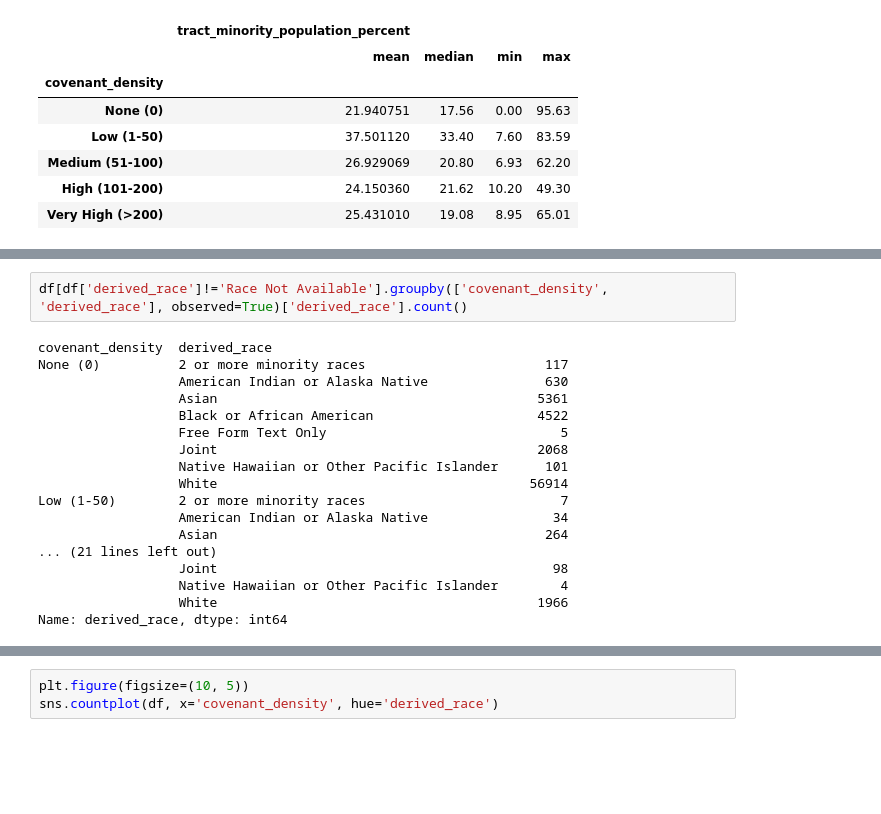
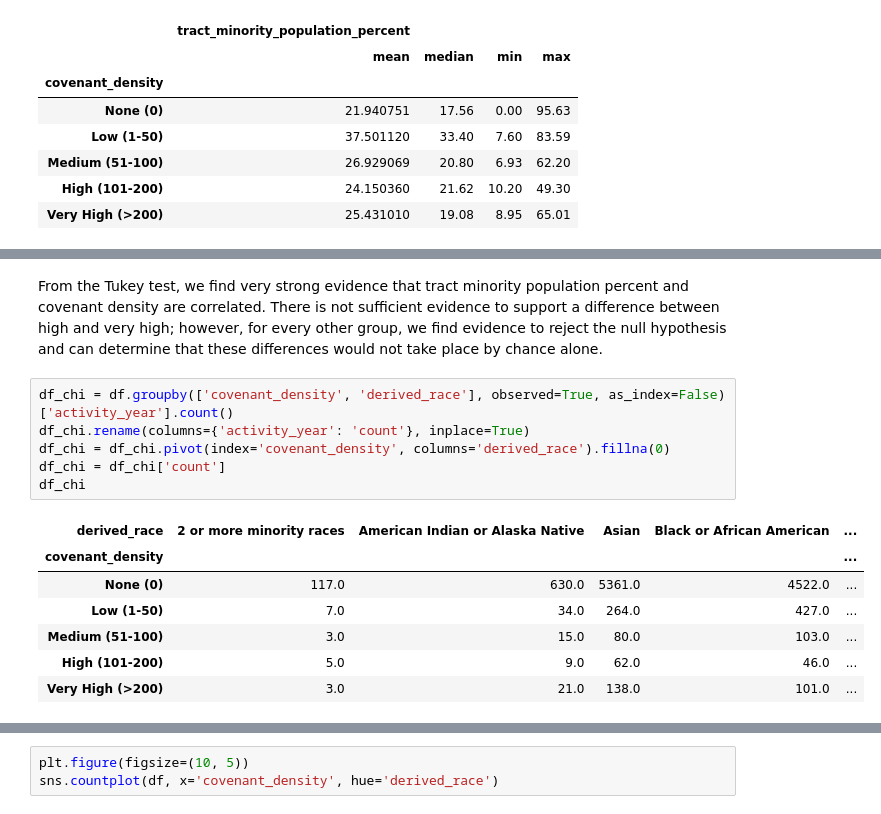
Before and after one commit to abbyawesome/DATA6550_HousingDiscrimination, a Jupyter notebook: Code/Roberts/housing_investigation.ipynb, the cells around one changed output, grey strips where cells are left out. Saved outputs shown, nothing was run; the diff lists cells and outputs as text; blank space fills up the shorter version.

```diff
--- a/Code/Roberts/housing_investigation.ipynb
+++ b/Code/Roberts/housing_investigation.ipynb
@@ -113,20 +187,16 @@ df.groupby('covenant_density', observed=True).agg({'tract_minority_population_pe
+# %% [markdown]
+From the Tukey test, we find very strong evidence that tract minority population percent and covenant density are correlated. There is not sufficient evidence to support a difference between high and very high; however, for every other group, we find evidence to reject the null hypothesis and can determine that these differences would not take place by chance alone.
 # %%
-df[df['derived_race']!='Race Not Available'].groupby(['covenant_density', 'derived_race'], observed=True)['derived_race'].count()
+df_chi = df.groupby(['covenant_density', 'derived_race'], observed=True, as_index=False)['activity_year'].count()
+df_chi.rename(columns={'activity_year': 'count'}, inplace=True)
+df_chi = df_chi.pivot(index='covenant_density', columns='derived_race').fillna(0)
+df_chi = df_chi['count']
+df_chi
 # %% [output]
-covenant_density  derived_race
-None (0)          2 or more minority races                       117
-                  American Indian or Alaska Native               630
-                  Asian                                         5361
-                  Black or African American                     4522
-                  Free Form Text Only                              5
-                  Joint                                         2068
-                  Native Hawaiian or Other Pacific Islander      101
-                  White                                        56914
-Low (1-50)        2 or more minority races                         7
-                  American Indian or Alaska Native                34
-                  Asian                                          264
-... (21 lines left out)
-                  Joint                                           98
-                  Native Hawaiian or Other Pacific Islander        4
-                  White                                         1966
-Name: derived_race, dtype: int64
+| derived_race | 2 or more minority races | American Indian or Alaska Native | Asian | Black or African American | ... |
+| covenant_density |  |  |  |  | ... |
+| None (0) | 117.0 | 630.0 | 5361.0 | 4522.0 | ... |
+| Low (1-50) | 7.0 | 34.0 | 264.0 | 427.0 | ... |
+| Medium (51-100) | 3.0 | 15.0 | 80.0 | 103.0 | ... |
+| High (101-200) | 5.0 | 9.0 | 62.0 | 46.0 | ... |
+| Very High (>200) | 3.0 | 21.0 | 138.0 | 101.0 | ... |
```
Also changed, not shown: parts of 26 cells of this notebook.
